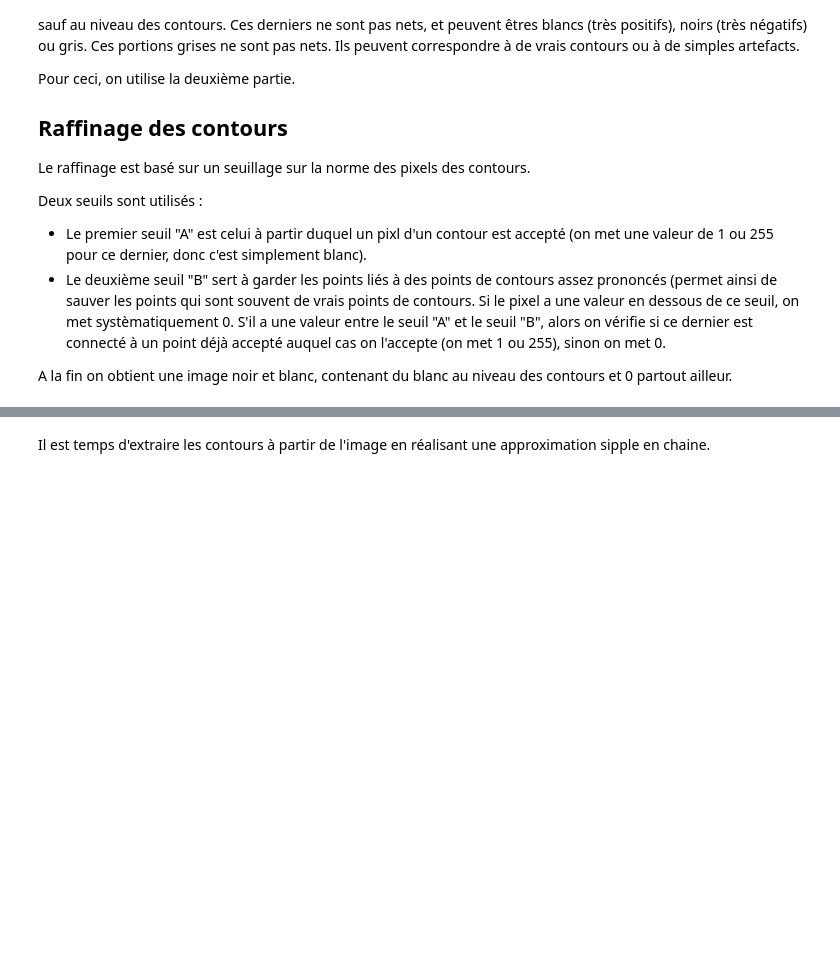
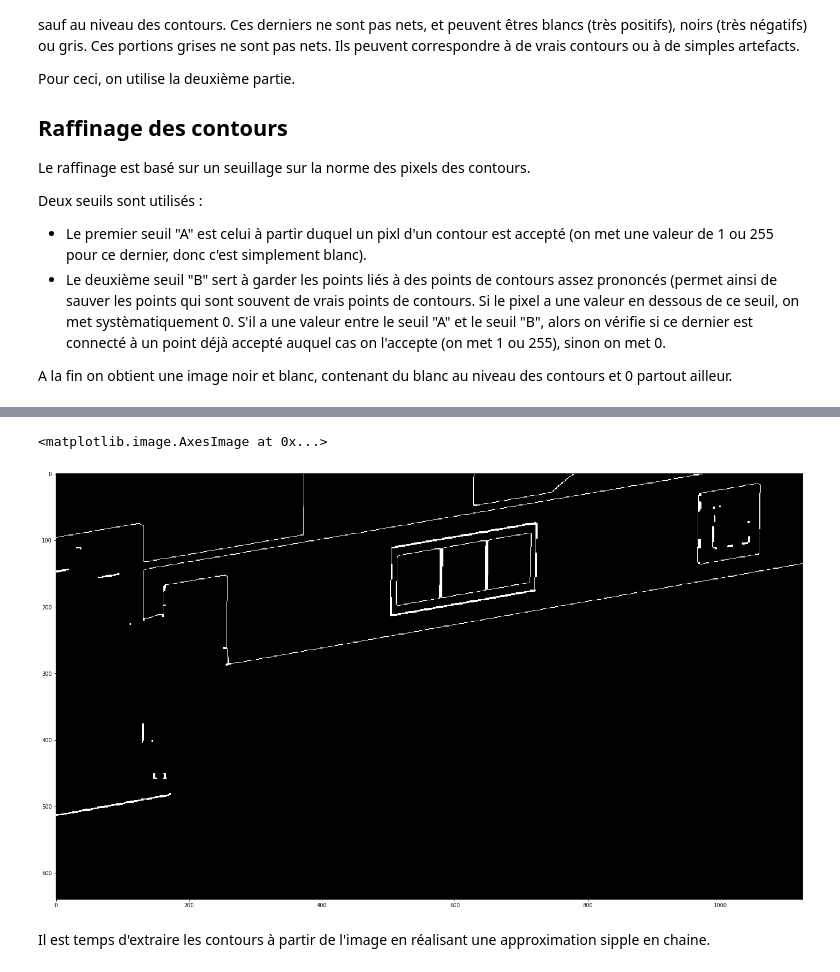
Before and after one commit to SNerduino/rectangles_extractor, a Jupyter notebook: Detecteur de sequences de couleurs sous forme de carrés.ipynb, the cells around one changed output, grey strips where cells are left out. Cells and saved outputs as stored; diff of their text form; code cells hidden in the pictures; blank space fills up the shorter version.

```diff
--- a/Detecteur de sequences de couleurs sous forme de carrés.ipynb
+++ b/Detecteur de sequences de couleurs sous forme de carrés.ipynb
@@ -164,3 +148,13 @@ plt.imshow(img_canny, cmap='gray')
+# %%
+img_sat, mask = cv2.threshold(img_canny, 1, 255, cv2.THRESH_BINARY)
+kern2=np.ones((5,5),np.uint8)
+img_delated = cv2.dilate(mask,kern2)
+img_eroded = cv2.erode(img_delated,kern2)
+plt.figure(figsize = (25,25))
+plt.imshow(img_eroded, cmap='gray')
+# %% [output]
+<matplotlib.image.AxesImage at 0x...>
+[figure, added]
 # %% [markdown]
 Il est temps d'extraire les contours à partir de l'image en réalisant une approximation sipple en chaine.
 # %%
```
Also changed, not shown: parts of 10 cells of this notebook.
